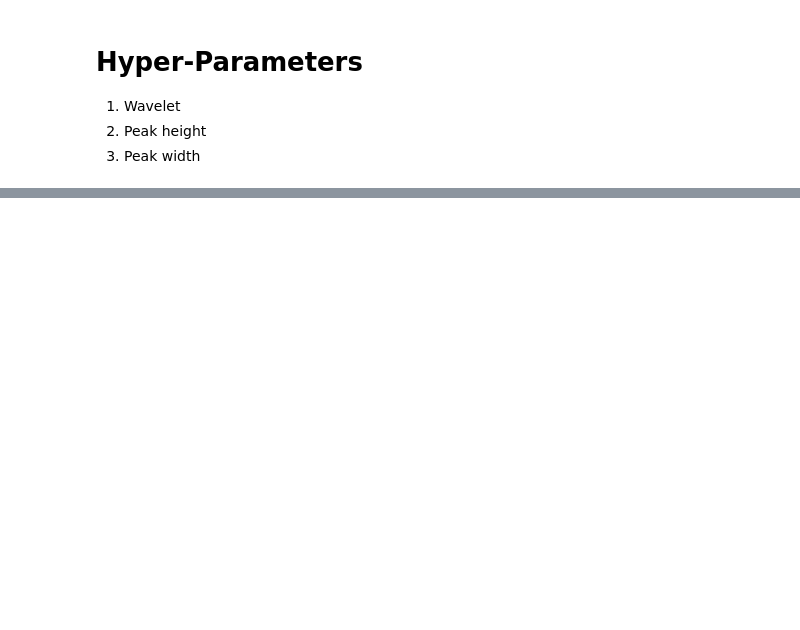
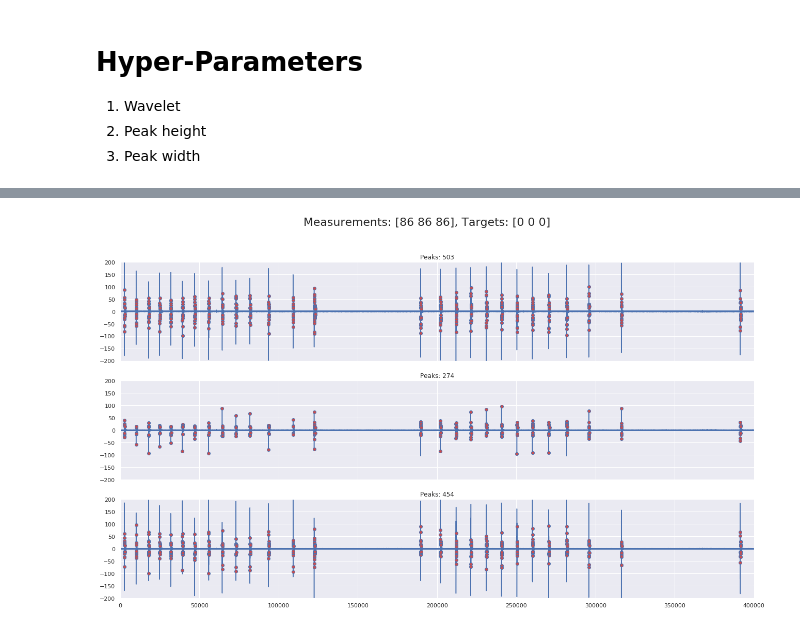
Before and after one commit to jayemar/vsb_power_line, a Jupyter notebook: src/explore_data.ipynb, the cells around one changed output, grey strips where cells are left out. Saved outputs shown, nothing was run; the diff lists cells and outputs as text; code cells hidden in the pictures; blank space fills up the shorter version.

```diff
--- a/src/explore_data.ipynb
+++ b/src/explore_data.ipynb
@@ -136,3 +133,0 @@ def remove_symmetric_pulses(df, max_height, height_ratio, max_dist, max_peaks):
-# %%
-df.sort_values('peak_index', inplace=True)
-df.reset_index(inplace=True, drop=True)
@@ -138,0 +139,13 @@ df.reset_index(inplace=True, drop=True)
+# %%
+# Index 103 is good for canceling symmetric peaks
+
+max_height = cfg.get('max_height')
+height_ratio = cfg.get('max_height_ratio')
+max_dist = cfg.get('max_distance')
+max_peaks = cfg.get('max_ticks_removal')
+trimmed_dfs = [remove_symmetric_pulses(df, height_ratio, max_dist, max_peaks) for df in dfs]
+trimmed_dfs = [df[abs(df.peak_heights) < max_height] for df in dfs]
+# trimmed_dfs = [sort_and_reindex_peaks(df) for df in trimmed_dfs]
+plot_phases(trimmed_dfs)
+# %% [output]
+[figure, added]
```
Also changed, not shown: parts of 10 cells of this notebook, 1 other file.
